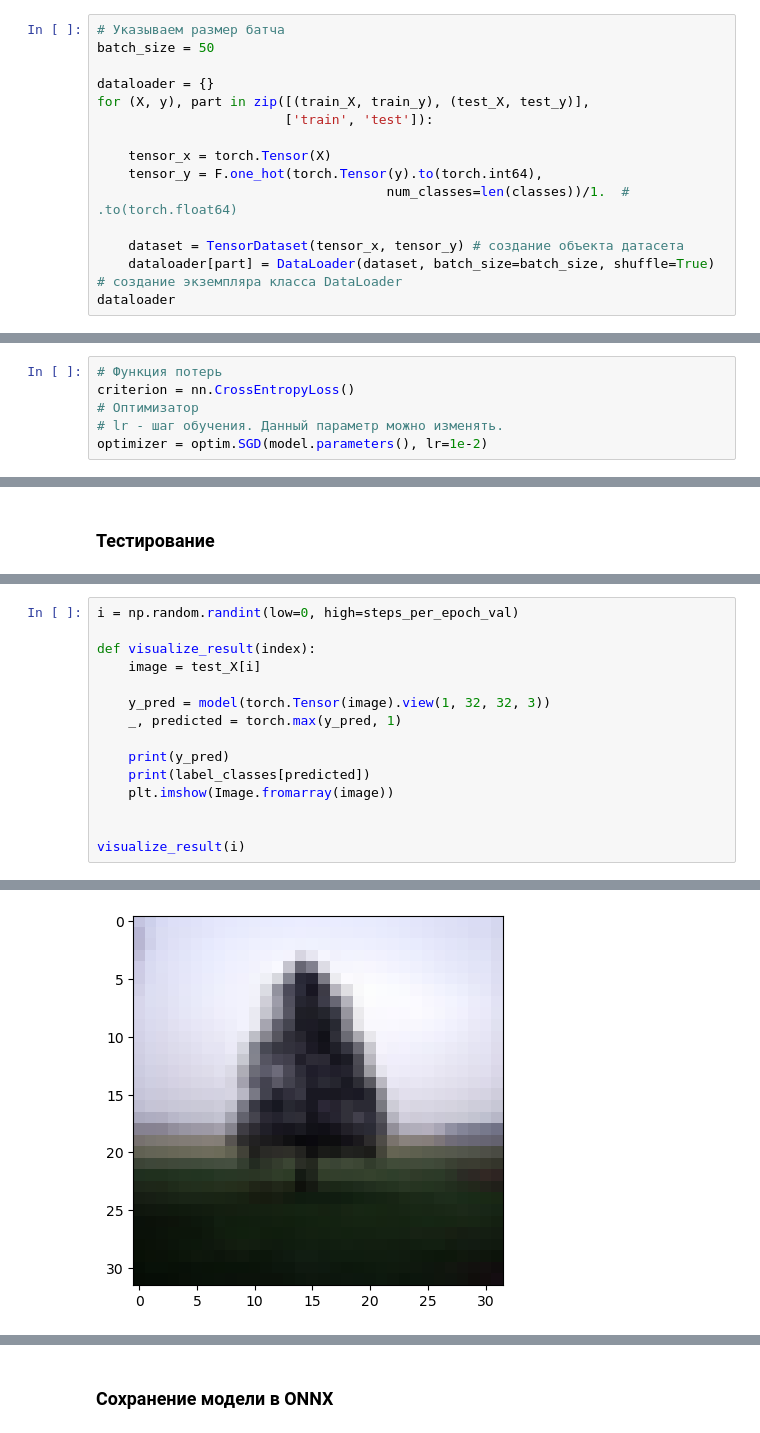
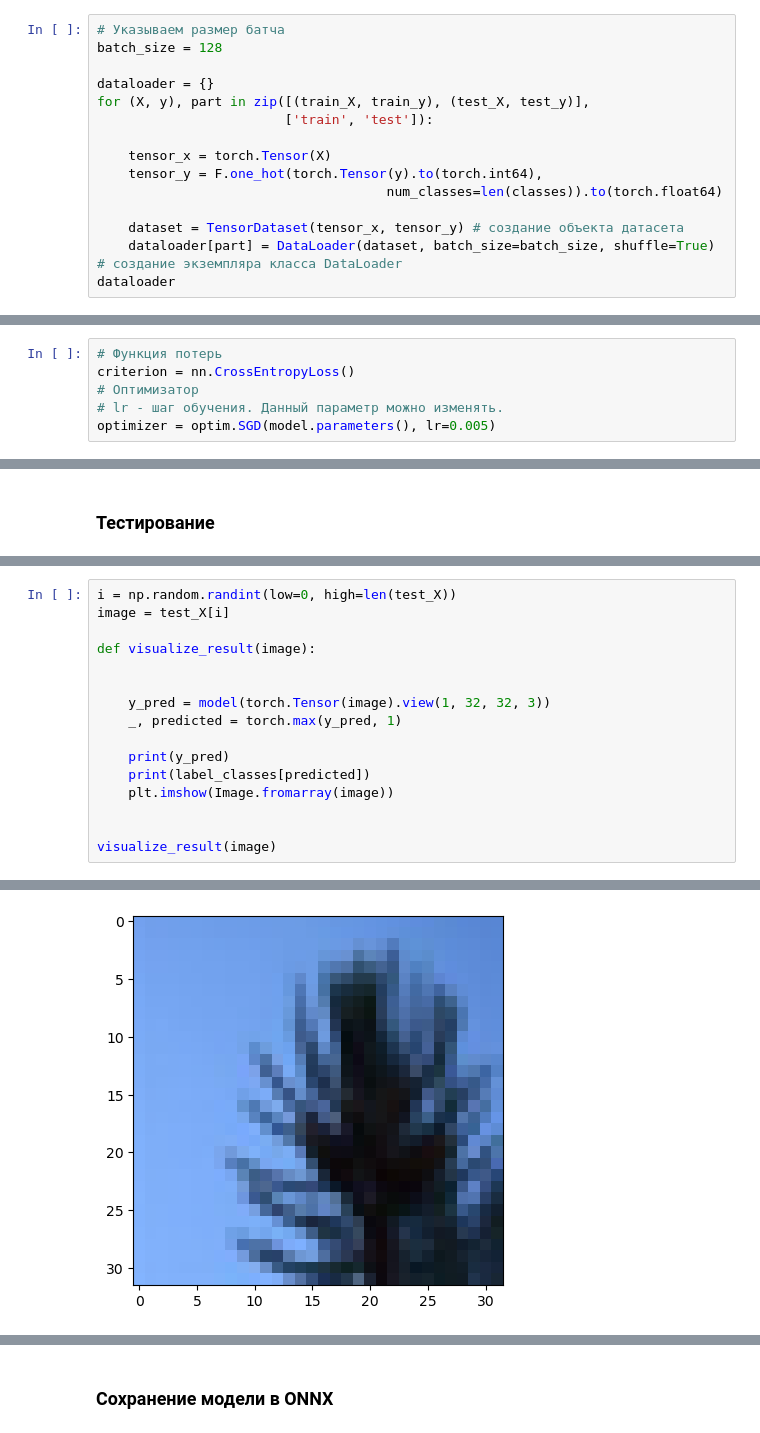
Before and after one commit to mk1MoreBugs/6lab_ML, a Jupyter notebook: 6lab.ipynb, the cells around one changed output, grey strips where cells are left out. Drawn from its saved outputs; the diff is of its cells as text.

```diff
--- a/6lab.ipynb
+++ b/6lab.ipynb
@@ -89,7 +89,7 @@ print(train_y.shape[0])
 ### Создание Pytorch DataLoader'a
 # %%
 # Указываем размер батча
-batch_size = 50
+batch_size = 128
 
 dataloader = {}
 for (X, y), part in zip([(train_X, train_y), (test_X, test_y)],
@@ -97,7 +97,7 @@ for (X, y), part in zip([(train_X, train_y), (test_X, test_y)],
 
     tensor_x = torch.Tensor(X)
     tensor_y = F.one_hot(torch.Tensor(y).to(torch.int64),
-                                     num_classes=len(classes))/1.  # .to(torch.float64)
+                                     num_classes=len(classes)).to(torch.float64)
 
     dataset = TensorDataset(tensor_x, tensor_y) # создание объекта датасета
     dataloader[part] = DataLoader(dataset, batch_size=batch_size, shuffle=True) # создание экземпляра класса DataLoader
@@ -194,4 +194,4 @@ CNN(
 criterion = nn.CrossEntropyLoss()
 # Оптимизатор
 # lr - шаг обучения. Данный параметр можно изменять.
-optimizer = optim.SGD(model.parameters(), lr=1e-2)
+optimizer = optim.SGD(model.parameters(), lr=0.005)
@@ -307,10 +324,11 @@ weighted avg     0.8225    0.8167    0.8171       300
 
 --------------------------------------------------
 # %%
-i = np.random.randint(low=0, high=steps_per_epoch_val)
+i = np.random.randint(low=0, high=len(test_X))
+image = test_X[i]
 
-def visualize_result(index):
-    image = test_X[i]
+def visualize_result(image):
+
 
     y_pred = model(torch.Tensor(image).view(1, 32, 32, 3))
     _, predicted = torch.max(y_pred, 1)
@@ -320,5 +338,5 @@ def visualize_result(index):
     plt.imshow(Image.fromarray(image))
 
 
-visualize_result(i)
+visualize_result(image)
 # %% [output]
@@ -326,2 +344,2 @@ tensor([[5.4033e-09, 9.3507e-09, 1.0000e+00]], grad_fn=<SoftmaxBackward0>)
 pine_tree
-[figure, old version]
+[figure, new version]
```
Also changed, not shown: parts of 18 cells of this notebook.
